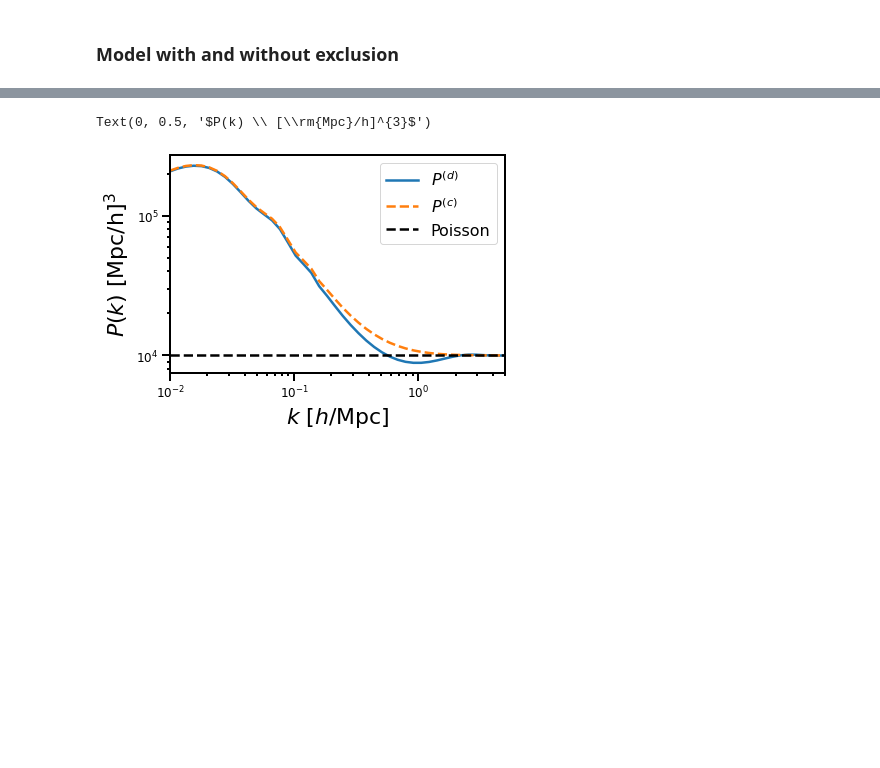
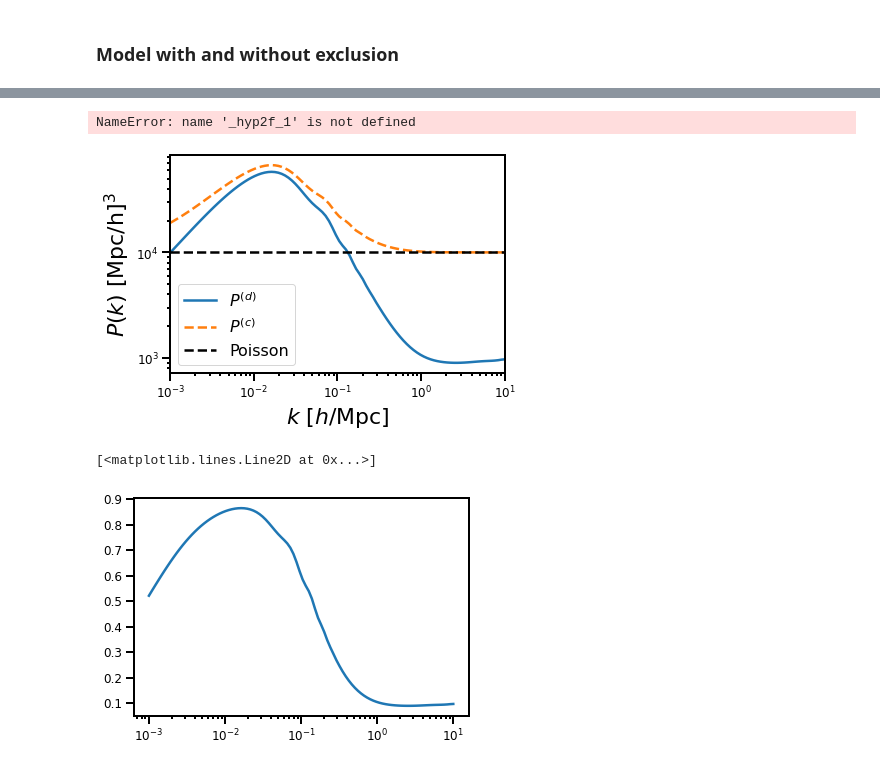
Before and after one commit to jmsull/gzpt, a Jupyter notebook: examples/k_exclusion.ipynb, the cells around one changed output, grey strips where cells are left out. Cells and saved outputs as stored; diff of their text form; code cells hidden in the pictures; blank space fills up the shorter version.

```diff
--- a/examples/k_exclusion.ipynb
+++ b/examples/k_exclusion.ipynb
@@ -64,2 +79,5 @@ plt.show()
 # %% [markdown]
 ### Model with and without exclusion
+# %%
+%%time
+hh = AutoCorrelator([1e-3,2,350,30,5],model,params_exc=[1])
@@ -66,11 +87,19 @@ plt.show()
+# %%
+%%time
+_hyp2f_1()
+# %% [output]
+NameError: name '_hyp2f_1' is not defined
 # %%
 plt.loglog(kk,hh.Power()(kk),label=r'$P^{(d)}$')
 plt.loglog(kk,hh0.Power()(kk),ls='--',label=r'$P^{(c)}$')
 plt.axhline(1/nbar,ls='--',c='k',label='Poisson')
-plt.xlim(1e-2,5)
+plt.xlim(1e-3,10)
 plt.legend()
 plt.xlabel(r'$k \ [h/\rm{Mpc}]$')
 plt.ylabel(r'$P(k) \ [\rm{Mpc}/h]^{3}$')
+plt.show()
+plt.semilogx(kk,hh.Power()(kk) / hh0.Power()(kk))
 # %% [output]
+[figure, new version]
-Text(0, 0.5, '$P(k) \\ [\\rm{Mpc}/h]^{3}$')
+[<matplotlib.lines.Line2D at 0x...>]
-[figure, old version]
+[figure, added]
```
Also changed, not shown: parts of 29 cells of this notebook, 11 other files.
